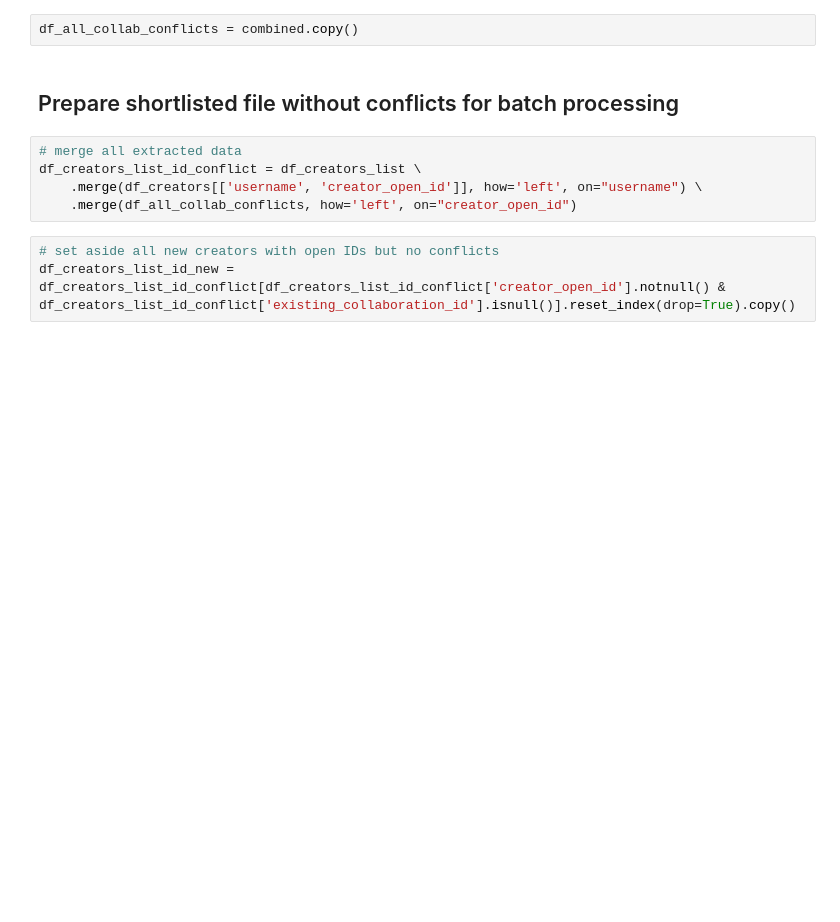
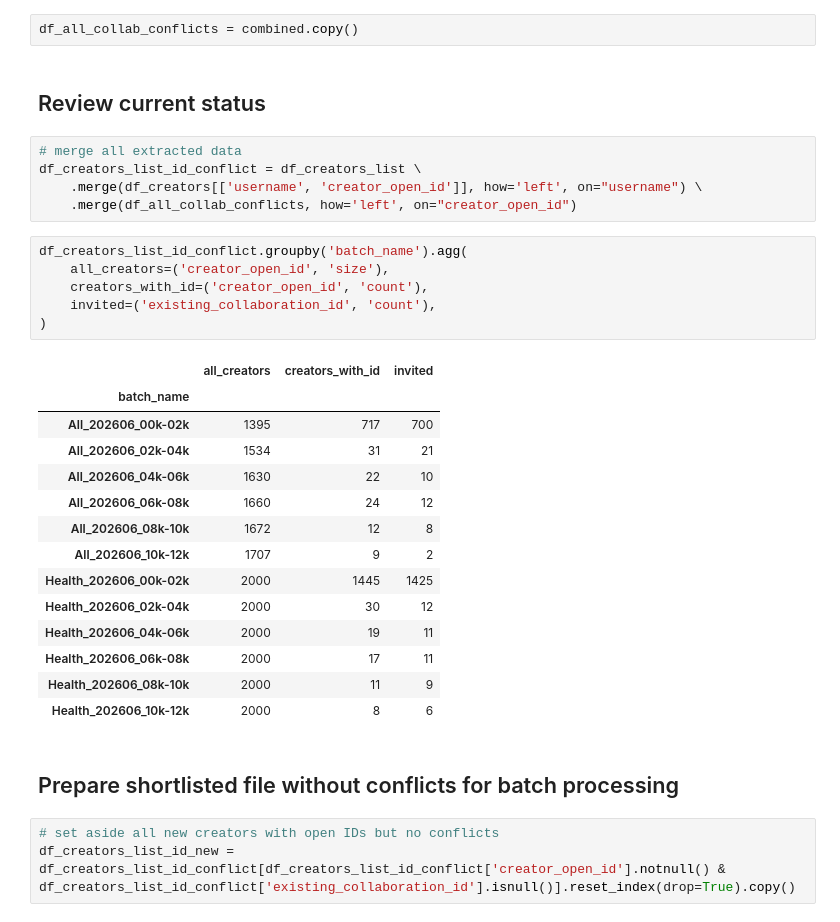
Before and after one commit to mrpsonglao/VitamiAffiliateCode, a Jupyter notebook: code/2026-07-13 Step 2 - Create Target Collaborations.ipynb, the cells around one changed output. Saved outputs shown, nothing was run; the diff lists cells and outputs as text; blank space fills up the shorter version.

Commit message:
Batch 3 run

```diff
--- a/code/2026-07-13 Step 2 - Create Target Collaborations.ipynb
+++ b/code/2026-07-13 Step 2 - Create Target Collaborations.ipynb
@@ -125,12 +125,35 @@ Manifest now has 1177 known conflict(s) (367 new this run).
 # %%
 df_all_collab_conflicts = combined.copy()
-# %% [markdown]
-## Prepare shortlisted file without conflicts for batch processing
+# %% [markdown]
+## Review current status
 # %%
 # merge all extracted data
 df_creators_list_id_conflict = df_creators_list \
     .merge(df_creators[['username', 'creator_open_id']], how='left', on="username") \
     .merge(df_all_collab_conflicts, how='left', on="creator_open_id")
+# %%
+df_creators_list_id_conflict.groupby('batch_name').agg(
+    all_creators=('creator_open_id', 'size'),
+    creators_with_id=('creator_open_id', 'count'),
+    invited=('existing_collaboration_id', 'count'),
+)
+# %% [output]
+|  | all_creators | creators_with_id | invited |
+| batch_name |  |  |  |
+| All_202606_00k-02k | 1395 | 717 | 700 |
+| All_202606_02k-04k | 1534 | 31 | 21 |
+| All_202606_04k-06k | 1630 | 22 | 10 |
+| All_202606_06k-08k | 1660 | 24 | 12 |
+| All_202606_08k-10k | 1672 | 12 | 8 |
+| All_202606_10k-12k | 1707 | 9 | 2 |
+| Health_202606_00k-02k | 2000 | 1445 | 1425 |
+| Health_202606_02k-04k | 2000 | 30 | 12 |
+| Health_202606_04k-06k | 2000 | 19 | 11 |
+| Health_202606_06k-08k | 2000 | 17 | 11 |
+| Health_202606_08k-10k | 2000 | 11 | 9 |
+| Health_202606_10k-12k | 2000 | 8 | 6 |
+# %% [markdown]
+## Prepare shortlisted file without conflicts for batch processing
 # %%
 # set aside all new creators with open IDs but no conflicts
 df_creators_list_id_new = df_creators_list_id_conflict[df_creators_list_id_conflict['creator_open_id'].notnull() & df_creators_list_id_conflict['existing_collaboration_id'].isnull()].reset_index(drop=True).copy()
```
Also changed, not shown: parts of 5 cells of this notebook, 5 other files.
